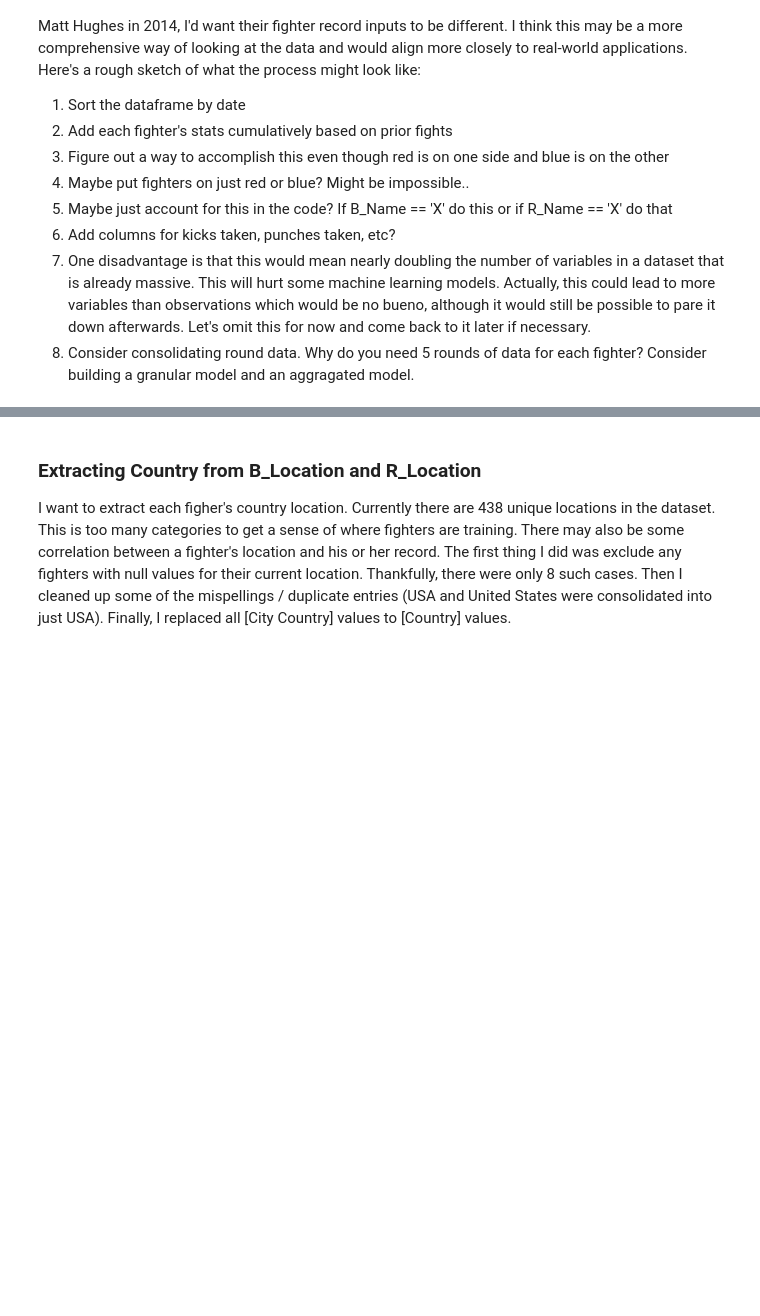
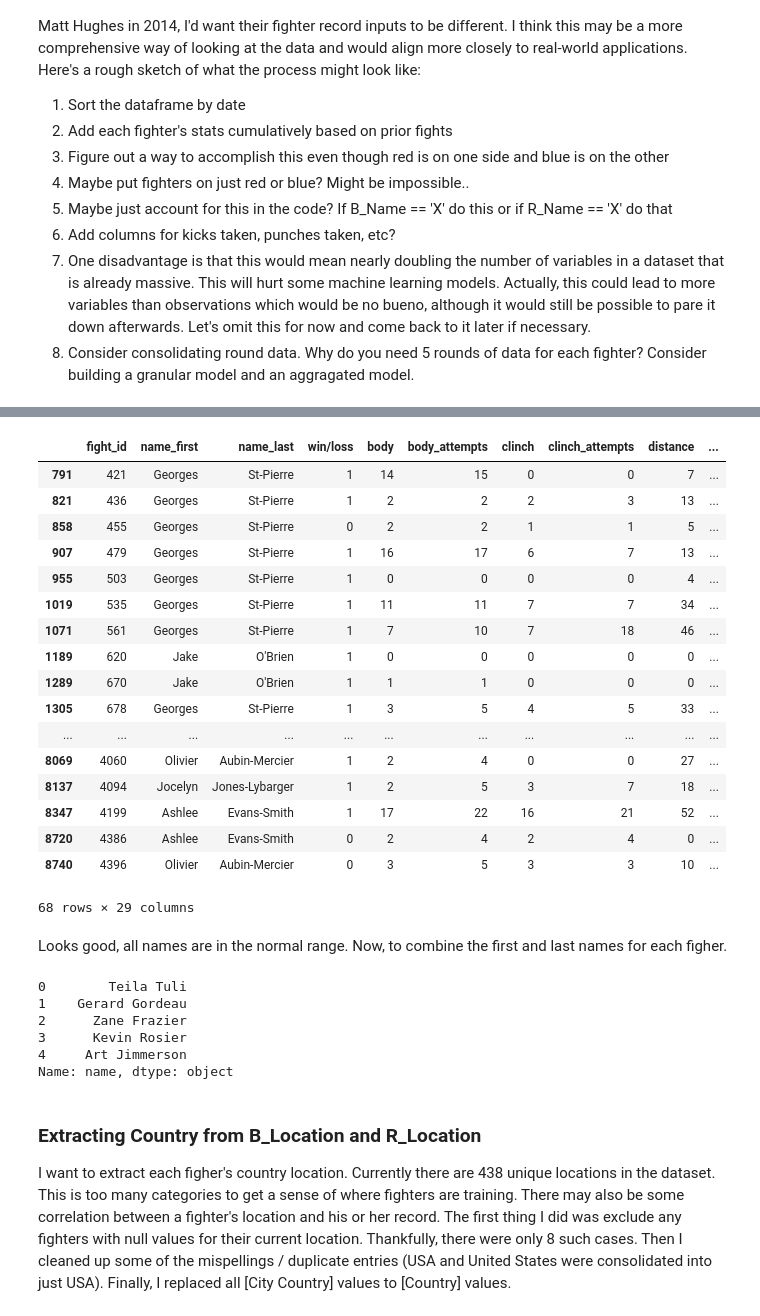
Before and after one commit to cfergusonlee/ufc_fight_analysis, a Jupyter notebook: ufc_analysis.ipynb, the cells around one changed output, grey strips where cells are left out. Cells and saved outputs as stored; diff of their text form; code cells hidden in the pictures; blank space fills up the shorter version.

```diff
--- a/ufc_analysis.ipynb
+++ b/ufc_analysis.ipynb
@@ -224,0 +249,5 @@ The head() and tail() functions give us a snapshot of the dataset's values. Not
+# %%
+fight_df['fight_id'] = abs(4412 - fight_df['fight_id'])
+fight_df = fight_df[::-1]
+index = list(range(8774))
+fight_df.index = index
@@ -225,3 +278,38 @@ The head() and tail() functions give us a snapshot of the dataset's values. Not
+# %%
+fight_df[fight_df['name_last'].str.isalpha()==False]
+# %% [output]
+|  | fight_id | name_first | name_last | win/loss | body | body_attempts | clinch | clinch_attempts | distance | ... |
+| 791 | 421 | Georges | St-Pierre | 1 | 14 | 15 | 0 | 0 | 7 | ... |
+| 821 | 436 | Georges | St-Pierre | 1 | 2 | 2 | 2 | 3 | 13 | ... |
+| 858 | 455 | Georges | St-Pierre | 0 | 2 | 2 | 1 | 1 | 5 | ... |
+| 907 | 479 | Georges | St-Pierre | 1 | 16 | 17 | 6 | 7 | 13 | ... |
+| 955 | 503 | Georges | St-Pierre | 1 | 0 | 0 | 0 | 0 | 4 | ... |
+| 1019 | 535 | Georges | St-Pierre | 1 | 11 | 11 | 7 | 7 | 34 | ... |
+| 1071 | 561 | Georges | St-Pierre | 1 | 7 | 10 | 7 | 18 | 46 | ... |
+| 1189 | 620 | Jake | O'Brien | 1 | 0 | 0 | 0 | 0 | 0 | ... |
+| 1289 | 670 | Jake | O'Brien | 1 | 1 | 1 | 0 | 0 | 0 | ... |
+| 1305 | 678 | Georges | St-Pierre | 1 | 3 | 5 | 4 | 5 | 33 | ... |
+| ... | ... | ... | ... | ... | ... | ... | ... | ... | ... | ... |
+| 8069 | 4060 | Olivier | Aubin-Mercier | 1 | 2 | 4 | 0 | 0 | 27 | ... |
+| 8137 | 4094 | Jocelyn | Jones-Lybarger | 1 | 2 | 5 | 3 | 7 | 18 | ... |
+| 8347 | 4199 | Ashlee | Evans-Smith | 1 | 17 | 22 | 16 | 21 | 52 | ... |
+| 8720 | 4386 | Ashlee | Evans-Smith | 0 | 2 | 4 | 2 | 4 | 0 | ... |
+| 8740 | 4396 | Olivier | Aubin-Mercier | 0 | 3 | 5 | 3 | 3 | 10 | ... |
+68 rows × 29 columns
+# %% [markdown]
+Looks good, all names are in the normal range. Now, to combine the first and last names for each figher.
+# %%
+fight_df.loc[:,'name'] = fight_df['name_first'] + ' ' + fight_df['name_last']
+fight_df['name'].head()
+del fight_df['name_first']
+del fight_df['name_last']
+# %% [output]
+0        Teila Tuli
+1    Gerard Gordeau
+2      Zane Frazier
+3      Kevin Rosier
+4     Art Jimmerson
+Name: name, dtype: object
 # %% [markdown]
 ### Extracting Country from B_Location and R_Location
 
```
Also changed, not shown: parts of 39 cells of this notebook, 3 other files.
